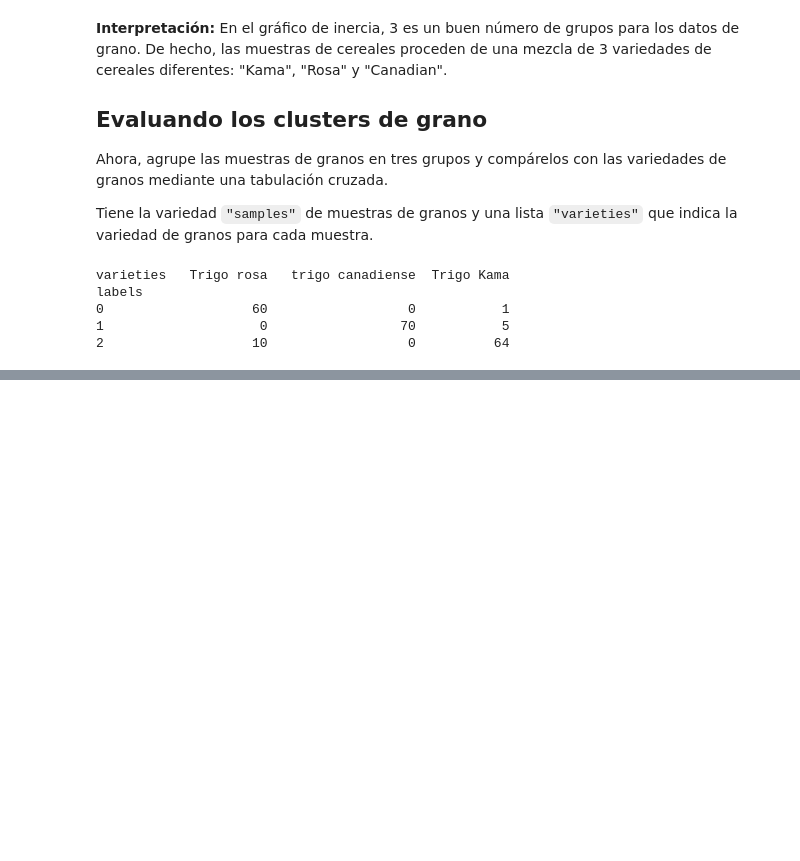
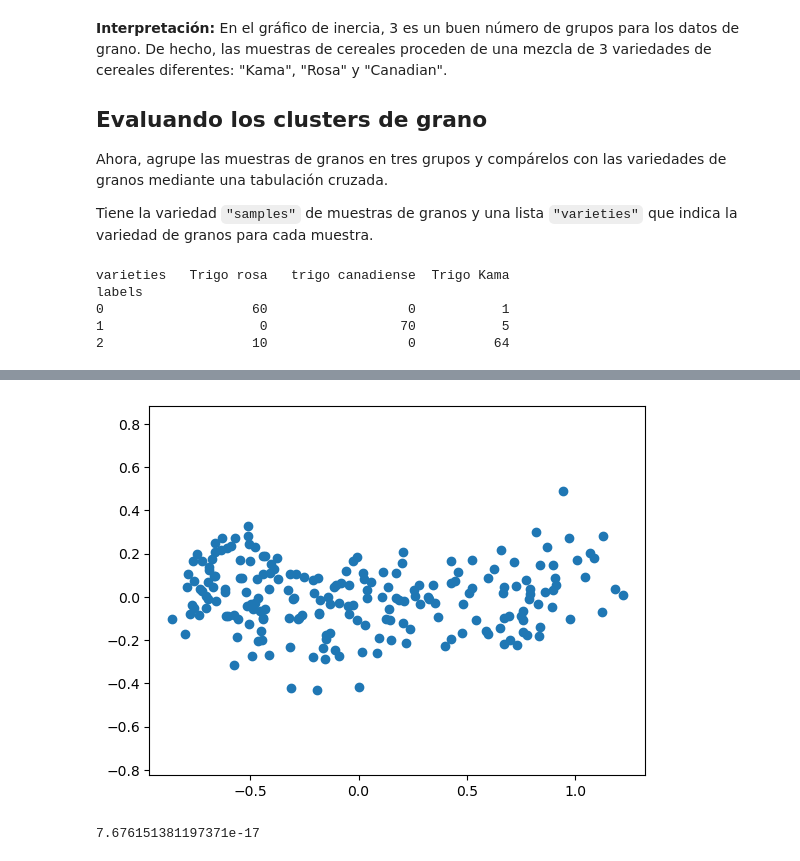
Before and after one commit to soyfode/projects, a Jupyter notebook: ML/02_01_ANS_grano.ipynb, the cells around one changed output, grey strips where cells are left out. Saved outputs shown, nothing was run; the diff lists cells and outputs as text; code cells hidden in the pictures; blank space fills up the shorter version.

```diff
--- a/ML/02_01_ANS_grano.ipynb
+++ b/ML/02_01_ANS_grano.ipynb
@@ -88,0 +205,26 @@ labels
+# %%
+# Crear instancia de PCA: model
+model = PCA()
+
+# Aplicar el método de modelo fit_transform a grains: pca_features
+pca_features = model.fit_transform(grains)
+
+# Asignar la columna 0 de pca_features: xs
+xs = pca_features[:,0]
+
+# Asignar la primera columna de pca_features: ys
+ys = pca_features[:,1]
+
+# Diagrama de dispersión xs vs ys
+plt.scatter(xs, ys)
+plt.axis('equal')
+plt.show()
+
+# Calcular la correlación de Pearson de xs e ys
+correlation, pvalue = pearsonr(xs, ys)
+
+# Mostrar la correlación
+print(correlation)
+# %% [output]
+[figure, added]
+7.676151381197371e-17
```
Also changed, not shown: parts of 13 cells of this notebook, 1 other file.
